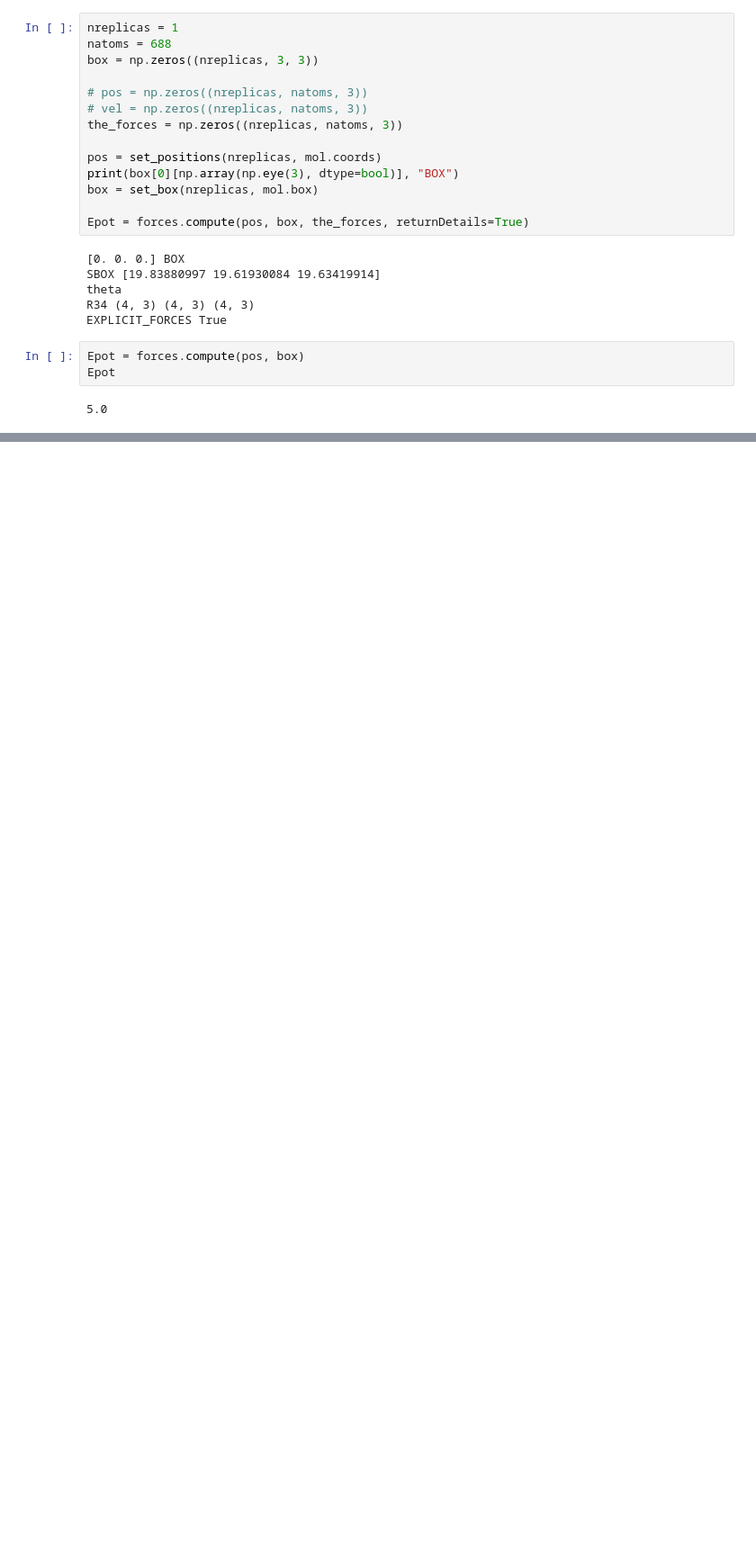
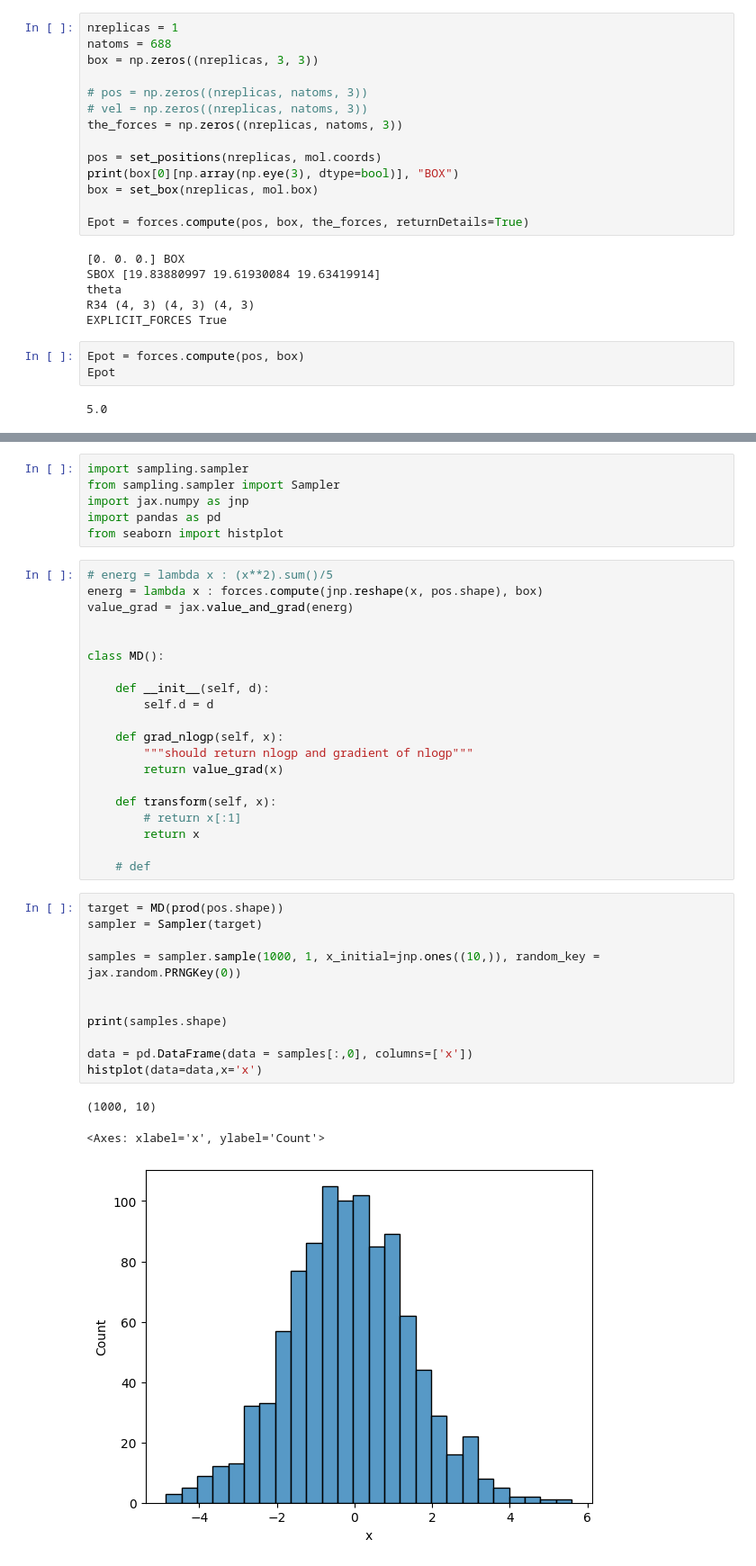
Before and after one commit to reubenharry/jax-md, a Jupyter notebook: notebooks/torchmd_port.ipynb, the cells around one changed output, grey strips where cells are left out. Shown at 90% size. Saved outputs shown, nothing was run; the diff lists cells and outputs as text; blank space fills up the shorter version.

```diff
--- a/notebooks/torchmd_port.ipynb
+++ b/notebooks/torchmd_port.ipynb
@@ -942,0 +1021,41 @@ Array([[[0., 0., 0.],
+# %%
+import sampling.sampler
+from sampling.sampler import Sampler
+import jax.numpy as jnp
+import pandas as pd
+from seaborn import histplot
+# %%
+# energ = lambda x : (x**2).sum()/5
+energ = lambda x : forces.compute(jnp.reshape(x, pos.shape), box)
+value_grad = jax.value_and_grad(energ)
+
+
+class MD():
+
+    def __init__(self, d):
+        self.d = d
+
+    def grad_nlogp(self, x):
+        """should return nlogp and gradient of nlogp"""
+        return value_grad(x)
+
+    def transform(self, x):
+        # return x[:1]
+        return x
+
+    # def
+# %%
+target = MD(prod(pos.shape))
+sampler = Sampler(target)
+
+samples = sampler.sample(1000, 1, x_initial=jnp.ones((10,)), random_key = jax.random.PRNGKey(0))
+
+
+print(samples.shape)
+
+data = pd.DataFrame(data = samples[:,0], columns=['x'])
+histplot(data=data,x='x')
+# %% [output]
+(1000, 10)
+<Axes: xlabel='x', ylabel='Count'>
+[figure, added]
```
Also changed, not shown: parts of 5 cells of this notebook, 8 other files.
